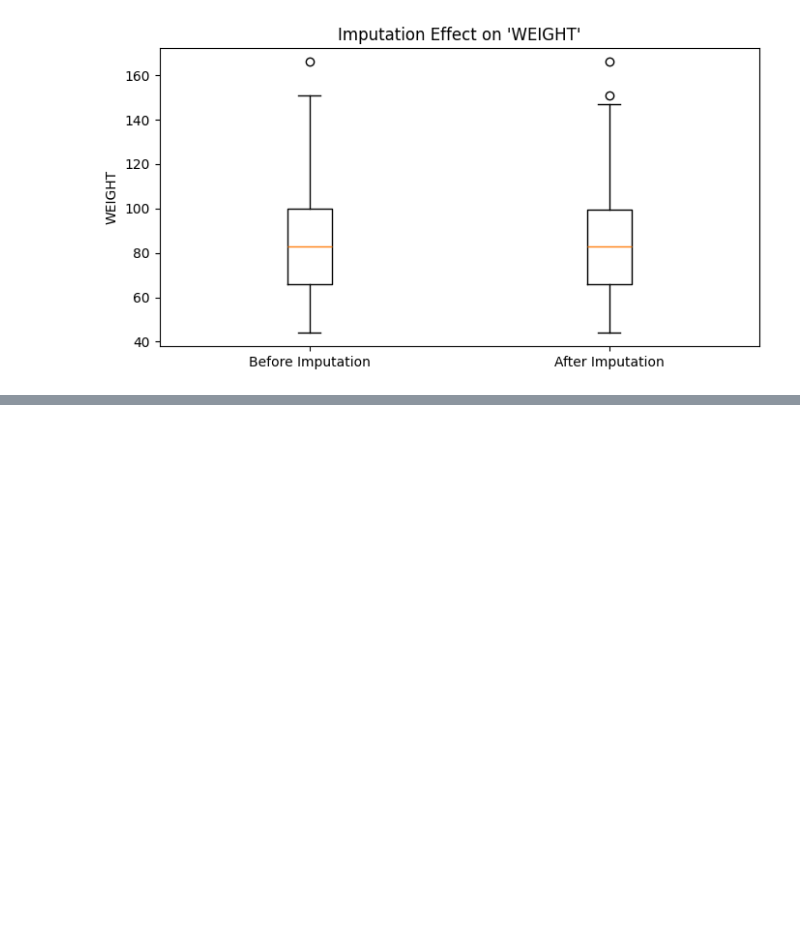
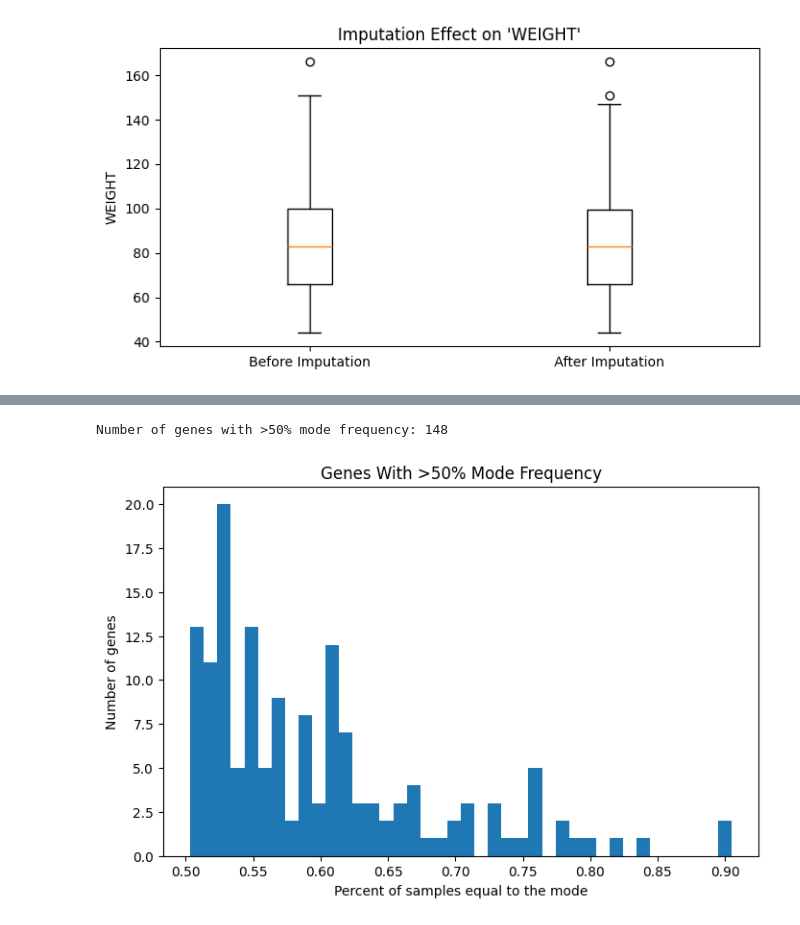
Before and after one commit to gchermside/UCEC_Recurrence, a Jupyter notebook: src/experimenting_with_preprocessing.ipynb, the cells around one changed output, grey strips where cells are left out. Drawn from its saved outputs; the diff is of its cells as text; code cells hidden in the pictures; blank space fills up the shorter version.

```diff
--- a/src/experimenting_with_preprocessing.ipynb
+++ b/src/experimenting_with_preprocessing.ipynb
@@ -332,0 +407,33 @@ OR2M1P is expressed in 1 out of 147 samples (0.68%)
+# %%
+import numpy as np
+import matplotlib.pyplot as plt
+
+# Compute percent mode frequency for each gene
+mode_freq = []
+
+for col in mrna_df.columns:
+    mode_value = mrna_df[col].mode(dropna=True)
+    if len(mode_value) == 0:
+        freq = 0
+    else:
+        mode_value = mode_value.iloc[0]
+        freq = (mrna_df[col] == mode_value).mean()
+    mode_freq.append(freq)
+
+mode_freq = np.array(mode_freq)
+
+# Filter for genes dominated by their mode (>50% identical)
+high_mode = mode_freq[mode_freq > 0.5]
+
+print(f"Number of genes with >50% mode frequency: {len(high_mode)}")
+
+# Plot histogram
+plt.figure(figsize=(8, 5))
+plt.hist(high_mode, bins=40)
+plt.xlabel("Percent of samples equal to the mode")
+plt.ylabel("Number of genes")
+plt.title("Genes With >50% Mode Frequency")
+plt.show()
+# %% [output]
+Number of genes with >50% mode frequency: 148
+[figure, added]
```
Also changed, not shown: parts of 8 cells of this notebook.
